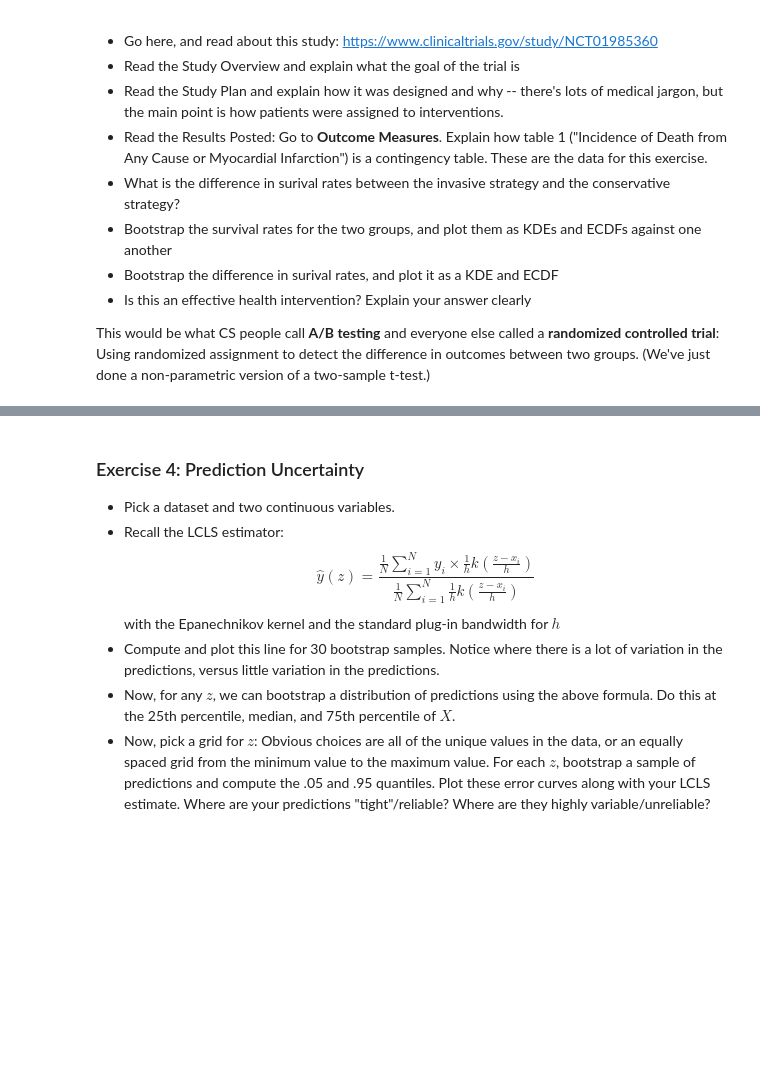
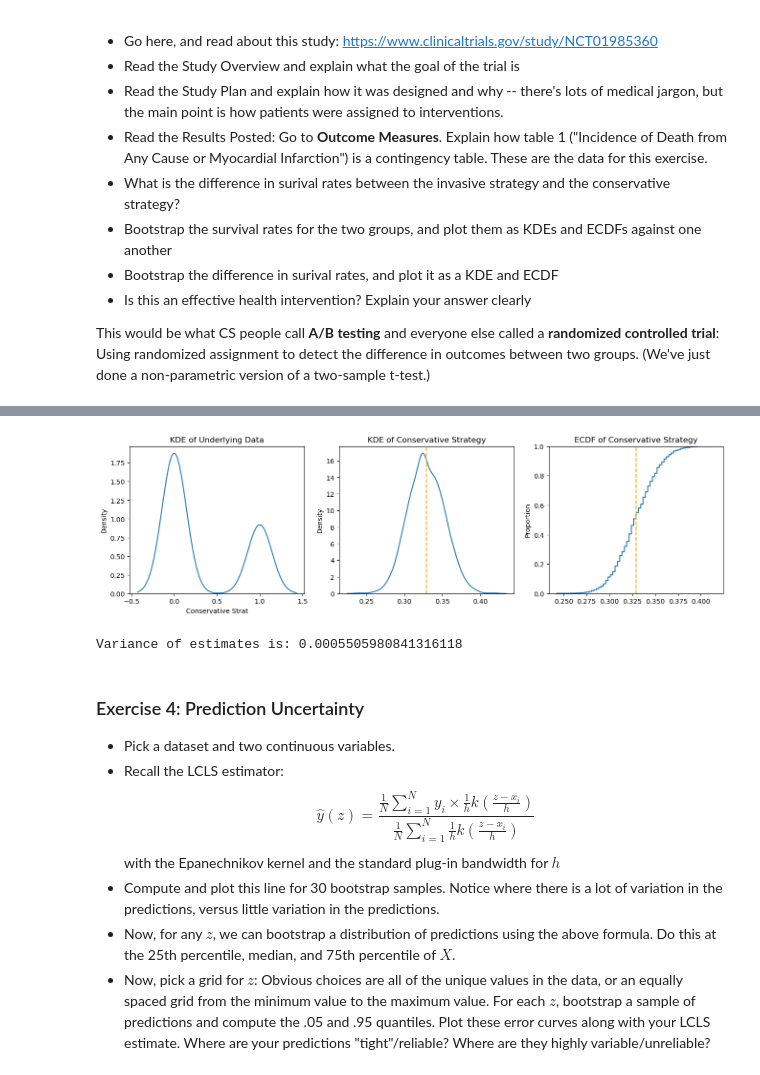
Before and after one commit to wbrannock/github_branching, a Jupyter notebook: assignment_4.ipynb, the cells around one changed output, grey strips where cells are left out. Cells and saved outputs as stored; diff of their text form; code cells hidden in the pictures; blank space fills up the shorter version.

```diff
--- a/assignment_4.ipynb
+++ b/assignment_4.ipynb
@@ -40,3 +105,8 @@ The trial has two groups the ones in the invasive strategy group and the one in
+# %%
+simulate('Conservative Strat', df, np.mean, title = "Conservative Strategy");
+# %% [output]
+[figure, added]
+Variance of estimates is: 0.0005505980841316118
 # %% [markdown]
 ### Exercise 4: Prediction Uncertainty
 - Pick a dataset and two continuous variables.
```
Also changed, not shown: parts of 3 cells of this notebook.
